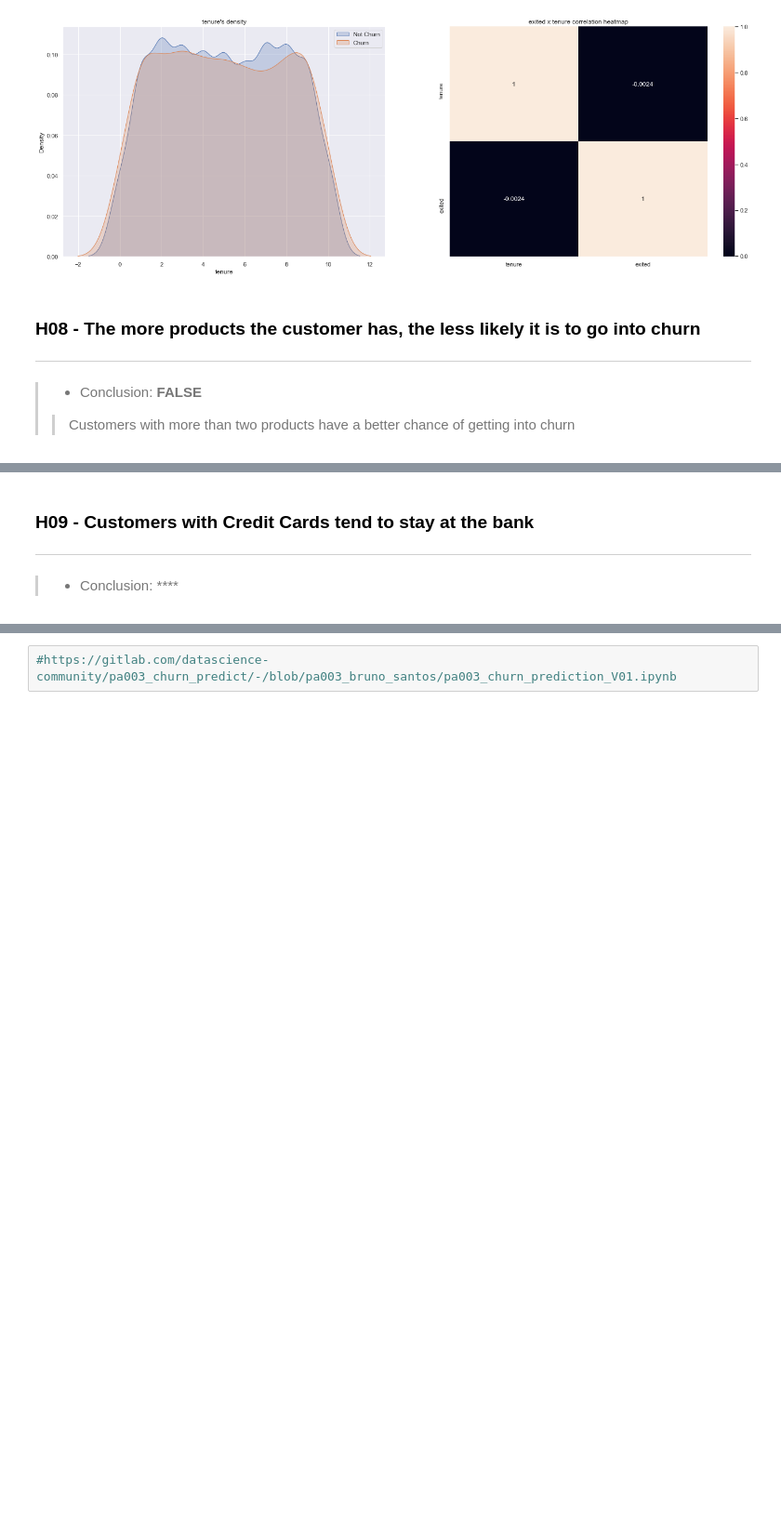
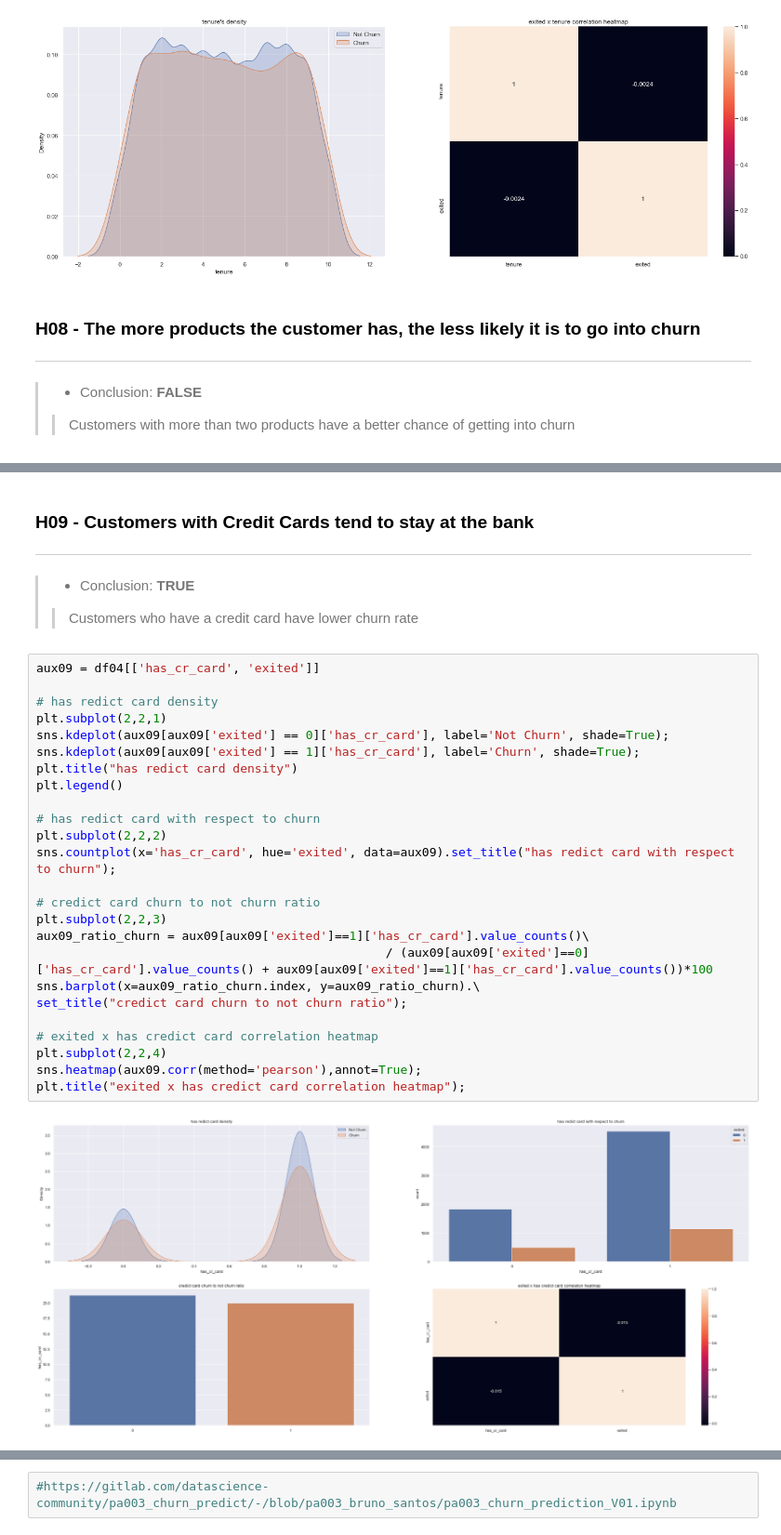
Before and after one commit to FabioCaffarello/Churn-Prediction-TopBank, a Jupyter notebook: 02-Notebooks/02-Scond_Cycle_CRISP/workflow_complete.ipynb, the cells around one changed output, grey strips where cells are left out. Shown at 93% size. Saved outputs shown, nothing was run; the diff lists cells and outputs as text; blank space fills up the shorter version.

```diff
--- a/02-Notebooks/02-Scond_Cycle_CRISP/workflow_complete.ipynb
+++ b/02-Notebooks/02-Scond_Cycle_CRISP/workflow_complete.ipynb
@@ -936,5 +961,32 @@ for i in dict_num_of_products.keys():
 # %% [markdown]
 ### H09 - Customers with Credit Cards tend to stay at the bank
 ---
-> - Conclusion: ****
->>
+> - Conclusion: **TRUE**
+>> Customers who have a credit card have lower churn rate
+# %%
+aux09 = df04[['has_cr_card', 'exited']]
+
+# has redict card density
+plt.subplot(2,2,1)
+sns.kdeplot(aux09[aux09['exited'] == 0]['has_cr_card'], label='Not Churn', shade=True);
+sns.kdeplot(aux09[aux09['exited'] == 1]['has_cr_card'], label='Churn', shade=True);
+plt.title("has redict card density")
+plt.legend()
+
+# has redict card with respect to churn
+plt.subplot(2,2,2)
+sns.countplot(x='has_cr_card', hue='exited', data=aux09).set_title("has redict card with respect to churn");
+
+# credict card churn to not churn ratio
+plt.subplot(2,2,3)
+aux09_ratio_churn = aux09[aux09['exited']==1]['has_cr_card'].value_counts()\
+                                                / (aux09[aux09['exited']==0]['has_cr_card'].value_counts() + aux09[aux09['exited']==1]['has_cr_card'].value_counts())*100
+sns.barplot(x=aux09_ratio_churn.index, y=aux09_ratio_churn).\
+set_title("credict card churn to not churn ratio");
+
+# exited x has credict card correlation heatmap
+plt.subplot(2,2,4)
+sns.heatmap(aux09.corr(method='pearson'),annot=True);
+plt.title("exited x has credict card correlation heatmap");
+# %% [output]
+[figure, added]
```
Also changed, not shown: parts of 15 cells of this notebook.
